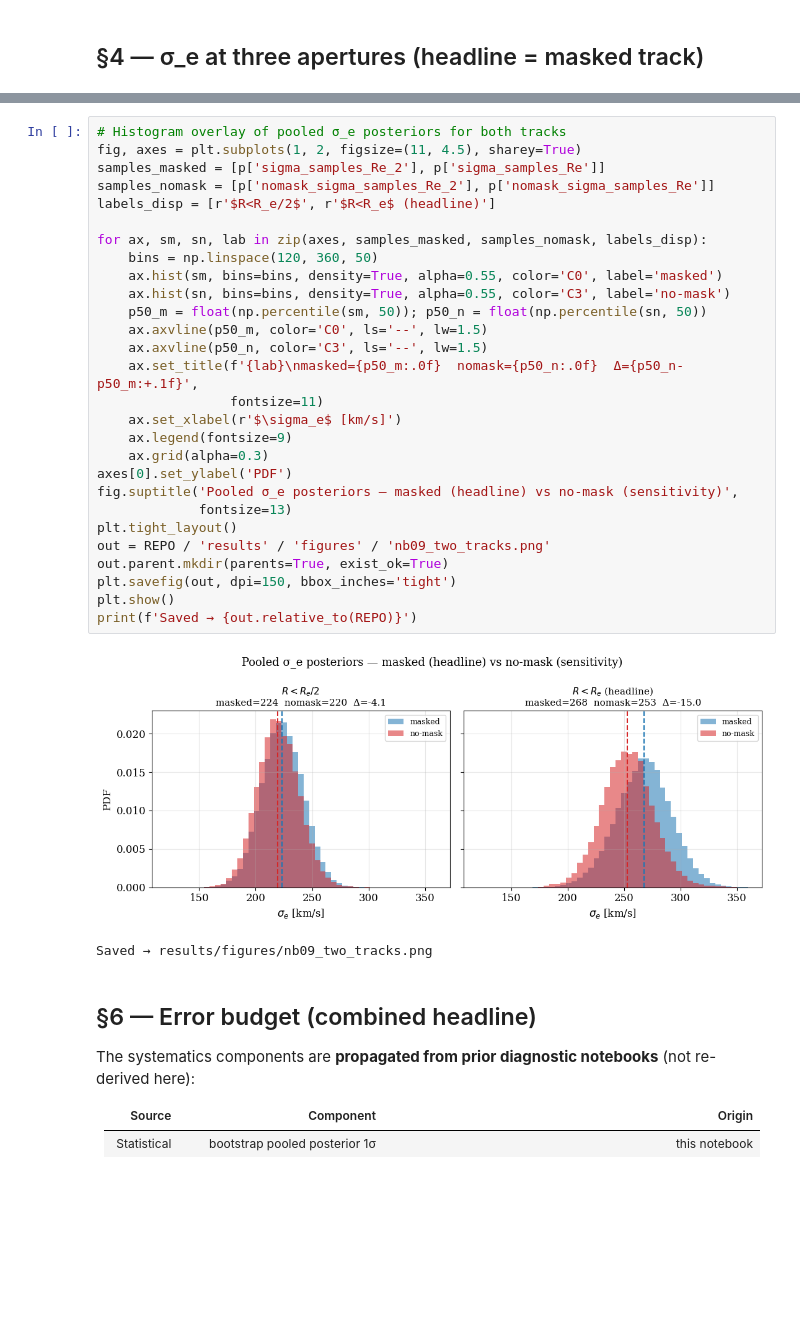
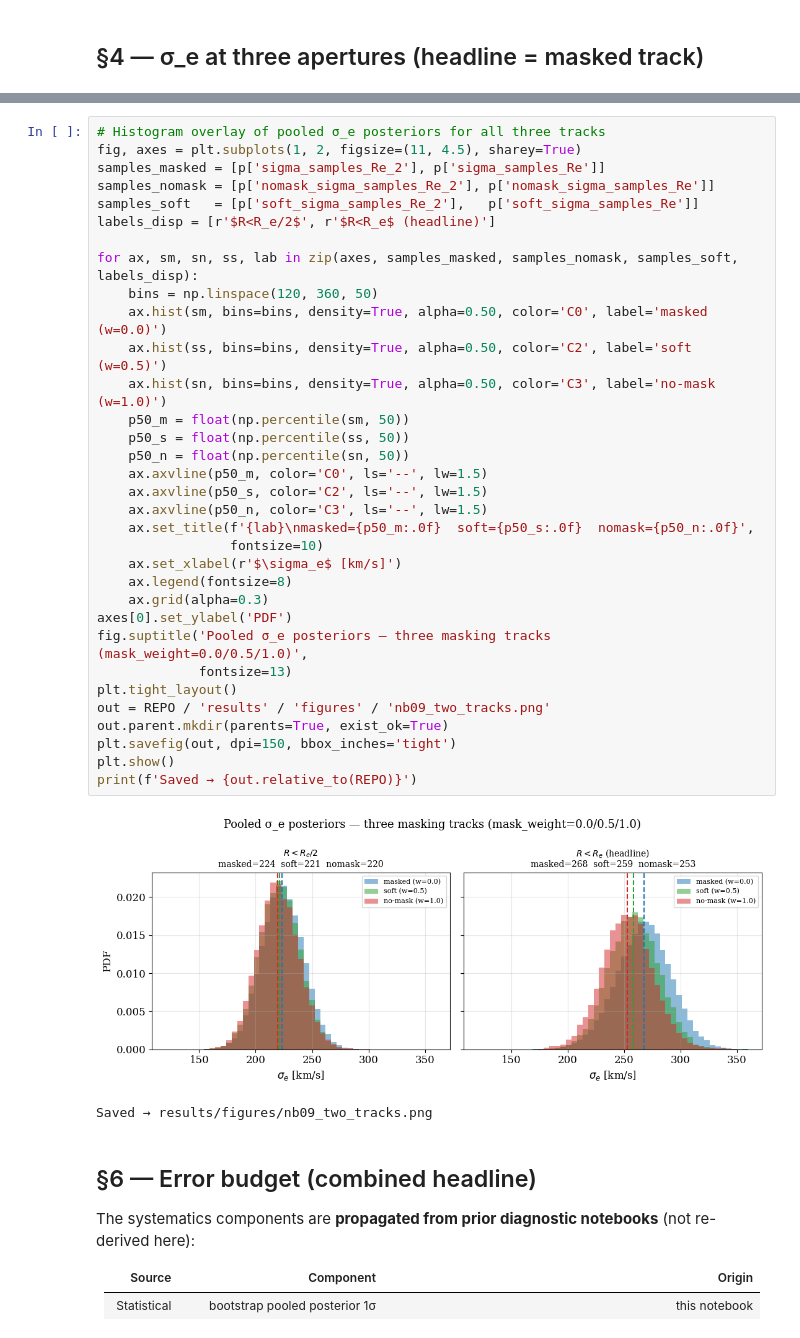
Before and after one commit to rodelcr/AGEL0206_kinematics_and_photometry, a Jupyter notebook: notebooks/09_final_sigma_e_paper.ipynb, the cells around one changed output, grey strips where cells are left out. Saved outputs shown, nothing was run; the diff lists cells and outputs as text; blank space fills up the shorter version.

```diff
--- a/notebooks/09_final_sigma_e_paper.ipynb
+++ b/notebooks/09_final_sigma_e_paper.ipynb
@@ -248,33 +275,38 @@ no-mask sensitivity.
 # %%
-# Histogram overlay of pooled σ_e posteriors for both tracks
+# Histogram overlay of pooled σ_e posteriors for all three tracks
 fig, axes = plt.subplots(1, 2, figsize=(11, 4.5), sharey=True)
 samples_masked = [p['sigma_samples_Re_2'], p['sigma_samples_Re']]
 samples_nomask = [p['nomask_sigma_samples_Re_2'], p['nomask_sigma_samples_Re']]
+samples_soft   = [p['soft_sigma_samples_Re_2'],   p['soft_sigma_samples_Re']]
 labels_disp = [r'$R<R_e/2$', r'$R<R_e$ (headline)']
 
-for ax, sm, sn, lab in zip(axes, samples_masked, samples_nomask, labels_disp):
+for ax, sm, sn, ss, lab in zip(axes, samples_masked, samples_nomask, samples_soft, labels_disp):
     bins = np.linspace(120, 360, 50)
-    ax.hist(sm, bins=bins, density=True, alpha=0.55, color='C0', label='masked')
-    ax.hist(sn, bins=bins, density=True, alpha=0.55, color='C3', label='no-mask')
-    p50_m = float(np.percentile(sm, 50)); p50_n = float(np.percentile(sn, 50))
+    ax.hist(sm, bins=bins, density=True, alpha=0.50, color='C0', label='masked (w=0.0)')
+    ax.hist(ss, bins=bins, density=True, alpha=0.50, color='C2', label='soft (w=0.5)')
+    ax.hist(sn, bins=bins, density=True, alpha=0.50, color='C3', label='no-mask (w=1.0)')
+    p50_m = float(np.percentile(sm, 50))
+    p50_s = float(np.percentile(ss, 50))
+    p50_n = float(np.percentile(sn, 50))
     ax.axvline(p50_m, color='C0', ls='--', lw=1.5)
+    ax.axvline(p50_s, color='C2', ls='--', lw=1.5)
     ax.axvline(p50_n, color='C3', ls='--', lw=1.5)
-    ax.set_title(f'{lab}\nmasked={p50_m:.0f}  nomask={p50_n:.0f}  Δ={p50_n-p50_m:+.1f}',
-                 fontsize=11)
+    ax.set_title(f'{lab}\nmasked={p50_m:.0f}  soft={p50_s:.0f}  nomask={p50_n:.0f}',
+                 fontsize=10)
     ax.set_xlabel(r'$\sigma_e$ [km/s]')
-    ax.legend(fontsize=9)
+    ax.legend(fontsize=8)
     ax.grid(alpha=0.3)
 axes[0].set_ylabel('PDF')
-fig.suptitle('Pooled σ_e posteriors — masked (headline) vs no-mask (sensitivity)',
+fig.suptitle('Pooled σ_e posteriors — three masking tracks (mask_weight=0.0/0.5/1.0)',
              fontsize=13)
 plt.tight_layout()
 out = REPO / 'results' / 'figures' / 'nb09_two_tracks.png'
 out.parent.mkdir(parents=True, exist_ok=True)
 plt.savefig(out, dpi=150, bbox_inches='tight')
 plt.show()
 print(f'Saved → {out.relative_to(REPO)}')
 # %% [output]
-[figure, old version]
+[figure, new version]
 Saved → results/figures/nb09_two_tracks.png
 # %% [markdown]
 ## §6 — Error budget (combined headline)
```
Also changed, not shown: parts of 4 cells of this notebook, 4 other files.
